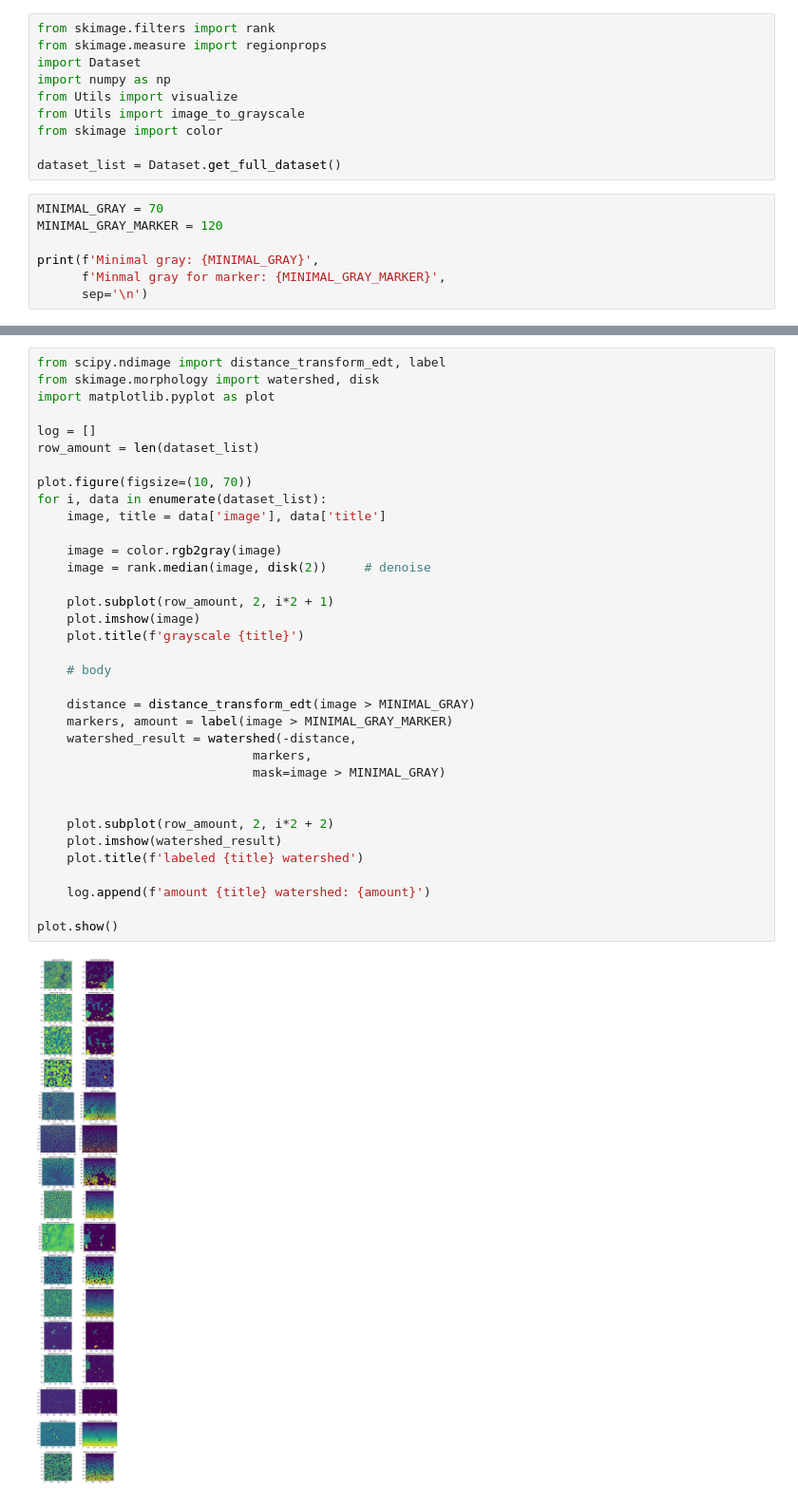
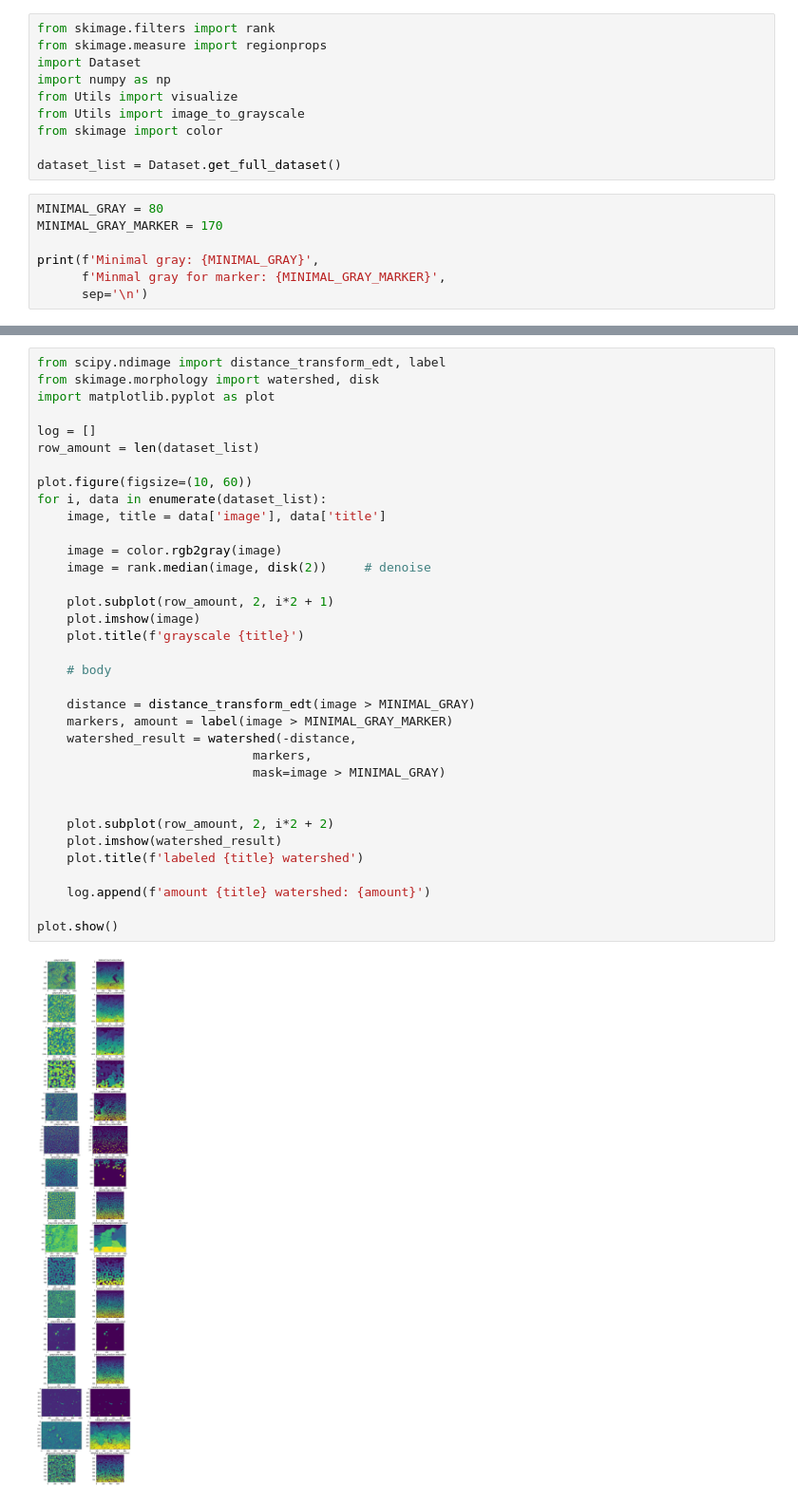
Before and after one commit to Toliak/particle-counter, a Jupyter notebook: notebooks/watershed.ipynb, the cells around one changed output, grey strips where cells are left out. Shown at 95% size. Drawn from its saved outputs; the diff is of its cells as text.

```diff
--- a/notebooks/watershed.ipynb
+++ b/notebooks/watershed.ipynb
@@ -9,8 +9,8 @@ from skimage import color
 
 dataset_list = Dataset.get_full_dataset()
 # %%
-MINIMAL_GRAY = 70
-MINIMAL_GRAY_MARKER = 120
+MINIMAL_GRAY = 80
+MINIMAL_GRAY_MARKER = 170
 
 print(f'Minimal gray: {MINIMAL_GRAY}',
       f'Minmal gray for marker: {MINIMAL_GRAY_MARKER}',
@@ -26,35 +26,35 @@ import matplotlib.pyplot as plot
 log = []
 row_amount = len(dataset_list)
 
-plot.figure(figsize=(10, 70))
+plot.figure(figsize=(10, 60))
 for i, data in enumerate(dataset_list):
     image, title = data['image'], data['title']
 
     image = color.rgb2gray(image)
     image = rank.median(image, disk(2))     # denoise
 
     plot.subplot(row_amount, 2, i*2 + 1)
     plot.imshow(image)
     plot.title(f'grayscale {title}')
 
     # body
 
     distance = distance_transform_edt(image > MINIMAL_GRAY)
     markers, amount = label(image > MINIMAL_GRAY_MARKER)
     watershed_result = watershed(-distance,
                              markers,
                              mask=image > MINIMAL_GRAY)
 
 
     plot.subplot(row_amount, 2, i*2 + 2)
     plot.imshow(watershed_result)
     plot.title(f'labeled {title} watershed')
 
     log.append(f'amount {title} watershed: {amount}')
 
 plot.show()
 # %% [output]
-[figure, old version]
+[figure, new version]
 # %%
 print(*log, sep='\n')
 # %% [output]
```
Also changed, not shown: parts of 2 cells of this notebook, 1 other file.
